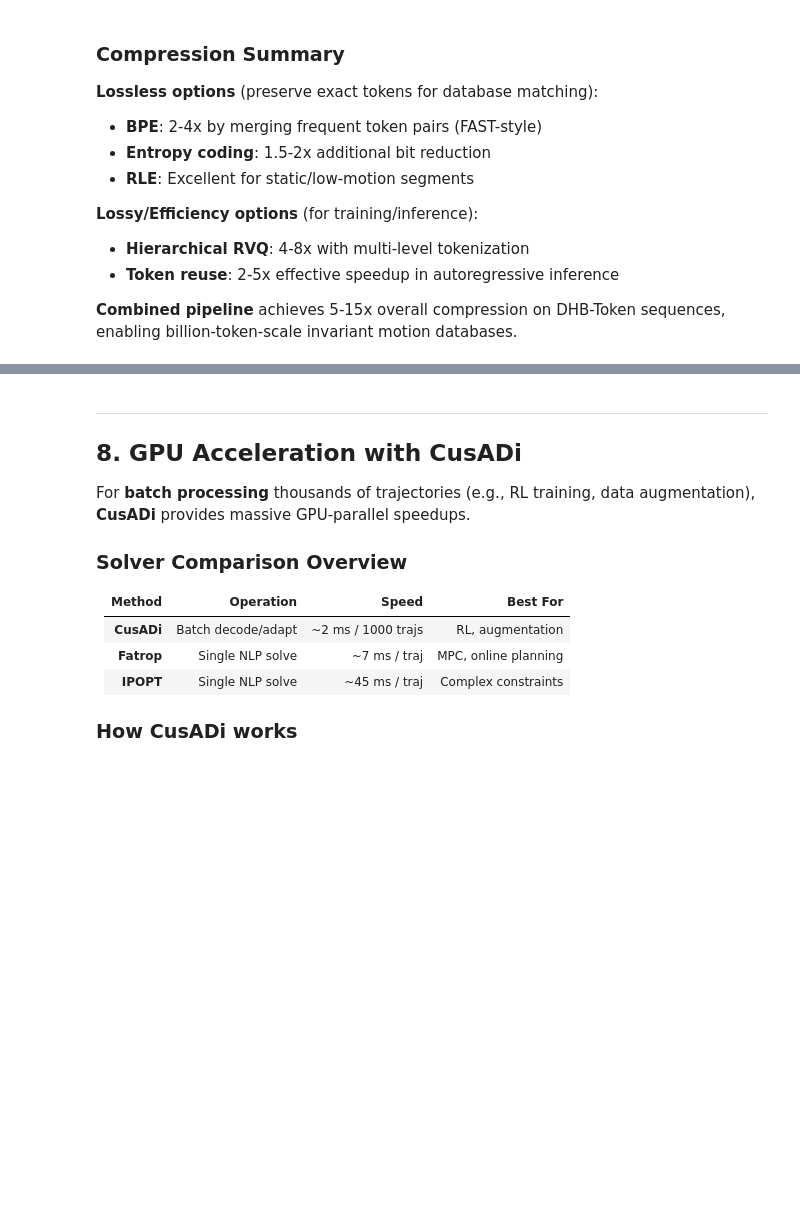
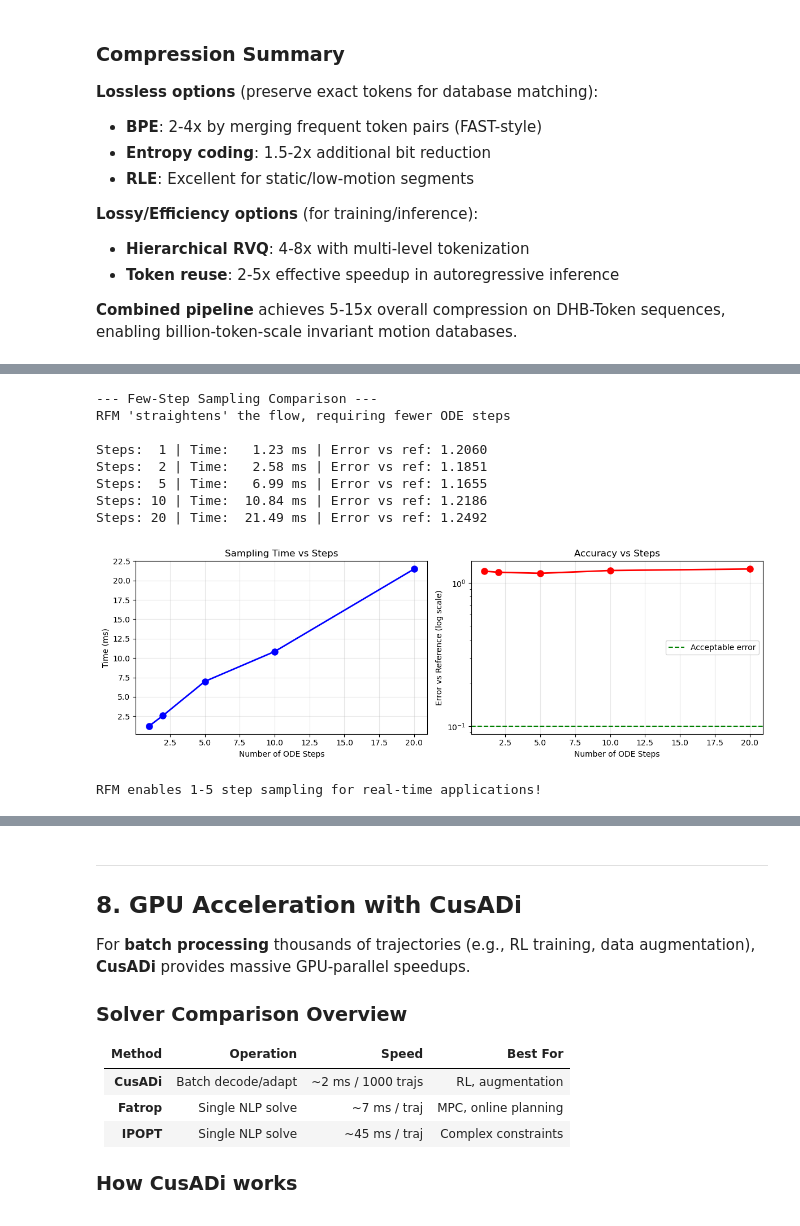
Before and after one commit to robodreamer/dhb-xr, a Jupyter notebook: notebooks/demo_dhb_features_and_use_cases.ipynb, the cells around one changed output, grey strips where cells are left out. Cells and saved outputs as stored; diff of their text form; code cells hidden in the pictures; blank space fills up the shorter version.

```diff
--- a/notebooks/demo_dhb_features_and_use_cases.ipynb
+++ b/notebooks/demo_dhb_features_and_use_cases.ipynb
@@ -1956,0 +2179,64 @@ enabling billion-token-scale invariant motion databases.
+# %%
+# Few-step sampling comparison: RFM enables fast generation
+if HAS_VFM:
+    print("\n--- Few-Step Sampling Comparison ---")
+    print("RFM 'straightens' the flow, requiring fewer ODE steps\n")
+
+    import time
+
+    # Compare different step counts
+    step_counts = [1, 2, 5, 10, 20]
+    results = []
+
+    with torch.no_grad():
+        w_fixed = torch.randn(1, 16)  # Fixed w for fair comparison
+
+        # Reference: many steps
+        z_ref = vfm.sample(num_samples=1, seq_len=seq_len, num_steps=50, w=w_fixed)
+
+        for n_steps in step_counts:
+            start = time.time()
+            z = vfm.sample(num_samples=1, seq_len=seq_len, num_steps=n_steps, w=w_fixed)
+            elapsed = (time.time() - start) * 1000
+
+            # Error vs reference
+            error = (z - z_ref).abs().mean().item()
+            results.append((n_steps, elapsed, error))
+            print(f"Steps: {n_steps:2d} | Time: {elapsed:6.2f} ms | Error vs ref: {error:.4f}")
+
+    # Visualize
+    fig, axes = plt.subplots(1, 2, figsize=(12, 4))
+
+    steps, times, errors = zip(*results)
+
+    ax = axes[0]
+    ax.plot(steps, times, 'bo-', linewidth=2, markersize=8)
+    ax.set_xlabel('Number of ODE Steps')
+    ax.set_ylabel('Time (ms)')
+    ax.set_title('Sampling Time vs Steps')
+    ax.grid(True, alpha=0.3)
+
+    ax = axes[1]
+    ax.semilogy(steps, errors, 'ro-', linewidth=2, markersize=8)
+    ax.set_xlabel('Number of ODE Steps')
+    ax.set_ylabel('Error vs Reference (log scale)')
+    ax.set_title('Accuracy vs Steps')
+    ax.grid(True, alpha=0.3)
+    ax.axhline(y=0.1, color='g', linestyle='--', label='Acceptable error')
+    ax.legend()
+
+    plt.tight_layout()
+    plt.show()
+
+    print("\nRFM enables 1-5 step sampling for real-time applications!")
+# %% [output]
+--- Few-Step Sampling Comparison ---
+RFM 'straightens' the flow, requiring fewer ODE steps
+
+Steps:  1 | Time:   1.23 ms | Error vs ref: 1.2060
+Steps:  2 | Time:   2.58 ms | Error vs ref: 1.1851
+Steps:  5 | Time:   6.99 ms | Error vs ref: 1.1655
+Steps: 10 | Time:  10.84 ms | Error vs ref: 1.2186
+Steps: 20 | Time:  21.49 ms | Error vs ref: 1.2492
+[figure, added]
+RFM enables 1-5 step sampling for real-time applications!
```
Also changed, not shown: parts of 7 cells of this notebook, 9 other files.
